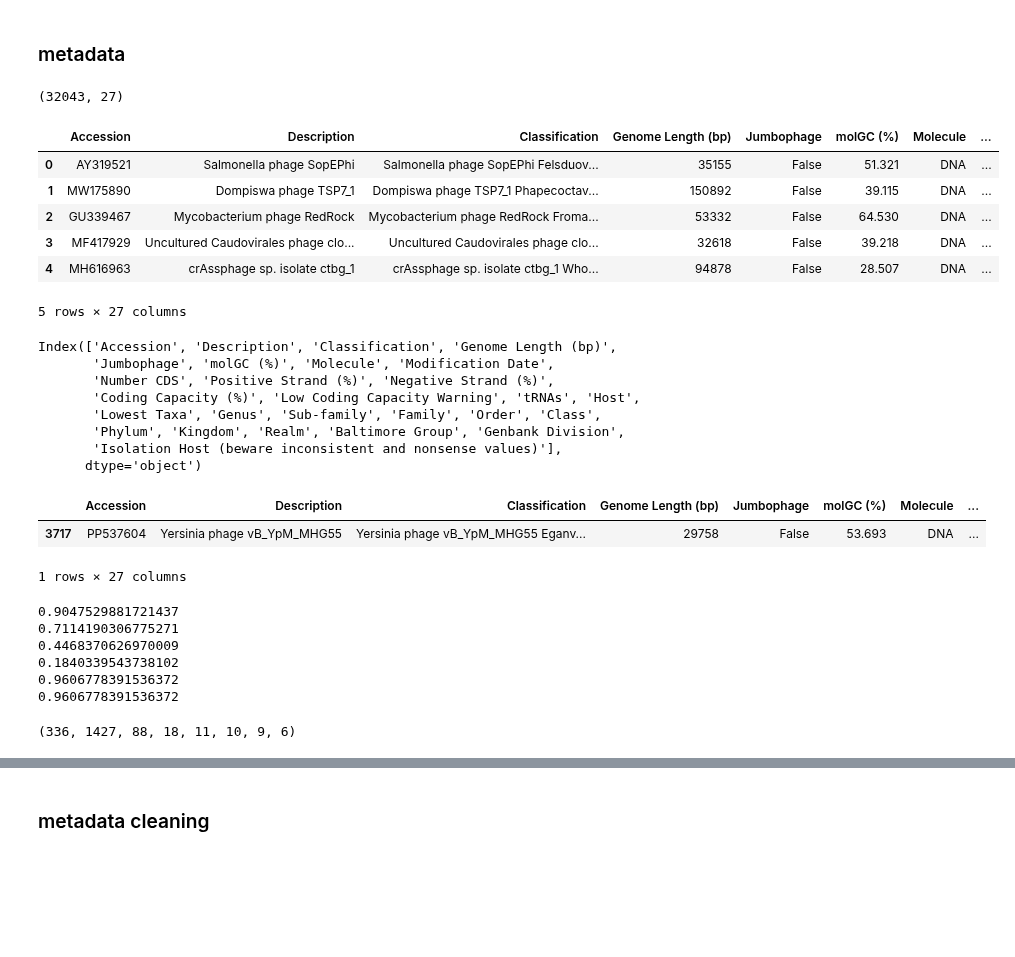
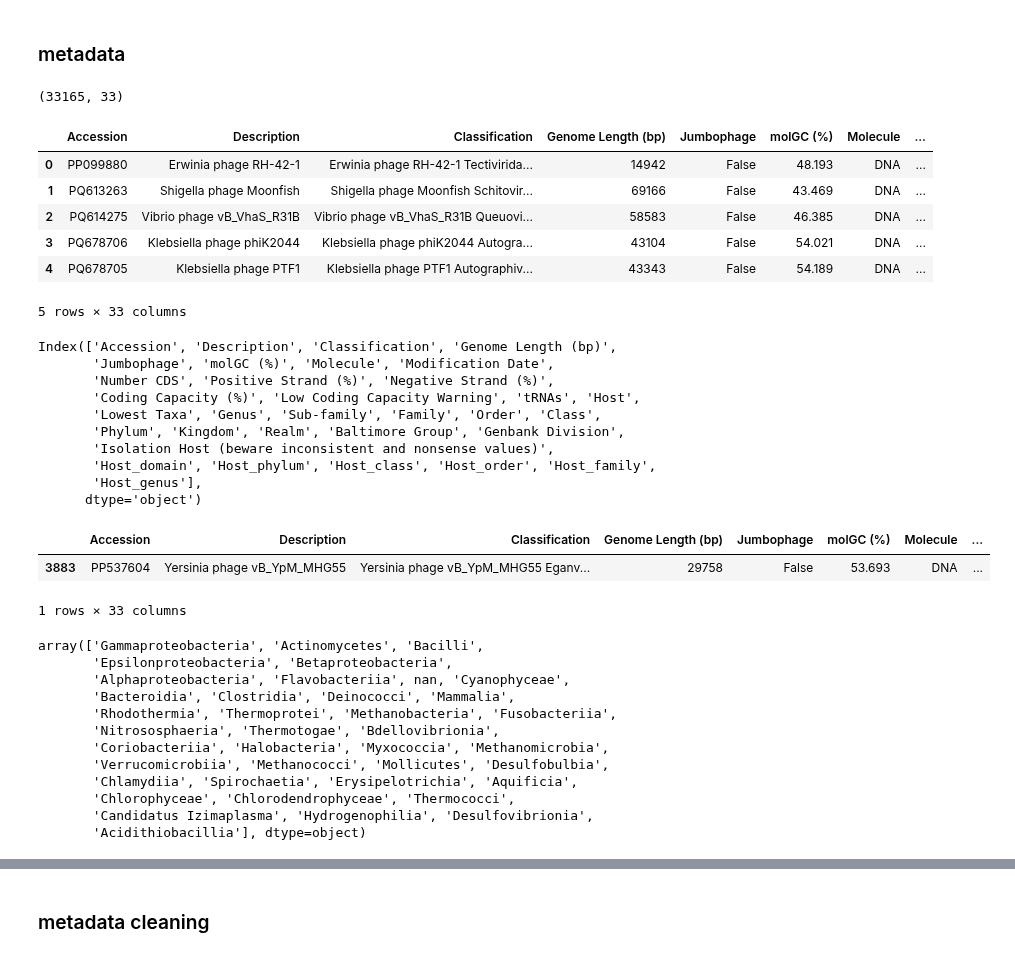
Before and after one commit to spicadust/llm-matrix, a Jupyter notebook: notebooks/dataset.ipynb, the cells around one changed output, grey strips where cells are left out. Cells and saved outputs as stored; diff of their text form; code cells hidden in the pictures; blank space fills up the shorter version.

Commit message:
Look at the new datasets

```diff
--- a/notebooks/dataset.ipynb
+++ b/notebooks/dataset.ipynb
@@ -43,23 +43,23 @@ plt.show()
 # %% [markdown]
 ### metadata
 # %%
-metadata_millard = pd.read_csv("../dataset/metadata_millard.tsv", sep="\t")
+millard_metadata = pd.read_csv("../dataset/millard_mar_metadata.tsv")
 # %%
-metadata_millard.shape
+millard_metadata.shape
 # %% [output]
-(32043, 27)
+(33165, 33)
 # %%
-metadata_millard.head()
+millard_metadata.head()
 # %% [output]
 |  | Accession | Description | Classification | Genome Length (bp) | Jumbophage | molGC (%) | Molecule | ... |
-| 0 | AY319521 | Salmonella phage SopEPhi | Salmonella phage SopEPhi Felsduov... | 35155 | False | 51.321 | DNA | ... |
-| 1 | MW175890 | Dompiswa phage TSP7_1 | Dompiswa phage TSP7_1 Phapecoctav... | 150892 | False | 39.115 | DNA | ... |
-| 2 | GU339467 | Mycobacterium phage RedRock | Mycobacterium phage RedRock Froma... | 53332 | False | 64.530 | DNA | ... |
-| 3 | MF417929 | Uncultured Caudovirales phage clo... | Uncultured Caudovirales phage clo... | 32618 | False | 39.218 | DNA | ... |
-| 4 | MH616963 | crAssphage sp. isolate ctbg_1 | crAssphage sp. isolate ctbg_1 Who... | 94878 | False | 28.507 | DNA | ... |
+| 0 | PP099880 | Erwinia phage RH-42-1 | Erwinia phage RH-42-1 Tectivirida... | 14942 | False | 48.193 | DNA | ... |
+| 1 | PQ613263 | Shigella phage Moonfish | Shigella phage Moonfish Schitovir... | 69166 | False | 43.469 | DNA | ... |
+| 2 | PQ614275 | Vibrio phage vB_VhaS_R31B | Vibrio phage vB_VhaS_R31B Queuovi... | 58583 | False | 46.385 | DNA | ... |
+| 3 | PQ678706 | Klebsiella phage phiK2044 | Klebsiella phage phiK2044 Autogra... | 43104 | False | 54.021 | DNA | ... |
+| 4 | PQ678705 | Klebsiella phage PTF1 | Klebsiella phage PTF1 Autographiv... | 43343 | False | 54.189 | DNA | ... |
-5 rows × 27 columns
+5 rows × 33 columns
 # %%
-print(metadata_millard.columns)
+print(millard_metadata.columns)
 # %% [output]
 Index(['Accession', 'Description', 'Classification', 'Genome Length (bp)',
        'Jumbophage', 'molGC (%)', 'Molecule', 'Modification Date',
@@ -67,39 +67,28 @@ Index(['Accession', 'Description', 'Classification', 'Genome Length (bp)',
        'Coding Capacity (%)', 'Low Coding Capacity Warning', 'tRNAs', 'Host',
        'Lowest Taxa', 'Genus', 'Sub-family', 'Family', 'Order', 'Class',
        'Phylum', 'Kingdom', 'Realm', 'Baltimore Group', 'Genbank Division',
-       'Isolation Host (beware inconsistent and nonsense values)'],
+       'Isolation Host (beware inconsistent and nonsense values)',
+       'Host_domain', 'Host_phylum', 'Host_class', 'Host_order', 'Host_family',
+       'Host_genus'],
       dtype='object')
 # %%
-metadata_millard[metadata_millard["Accession"] == "PP537604"]
+millard_metadata[millard_metadata["Accession"] == "PP537604"]
 # %% [output]
 |  | Accession | Description | Classification | Genome Length (bp) | Jumbophage | molGC (%) | Molecule | ... |
-| 3717 | PP537604 | Yersinia phage vB_YpM_MHG55 | Yersinia phage vB_YpM_MHG55 Eganv... | 29758 | False | 53.693 | DNA | ... |
+| 3883 | PP537604 | Yersinia phage vB_YpM_MHG55 | Yersinia phage vB_YpM_MHG55 Eganv... | 29758 | False | 53.693 | DNA | ... |
-1 rows × 27 columns
+1 rows × 33 columns
-# %%
-# see how many percentage have "Host" as "Unspecified", "Genus" as "Unclassified", "Family" as "Unclassified", "Order" as "Unclassified", "Class" as "Unclassified", "Phylum" as "Unclassified", "Kingdom" as "Unclassified", "Realm" as "Unclassified"
-print(len(metadata_millard[metadata_millard["Host"] != "Unspecified"]) / len(metadata_millard))
-print(len(metadata_millard[metadata_millard["Genus"] != "Unclassified"]) / len(metadata_millard))
-print(len(metadata_millard[metadata_millard["Family"] != "Unclassified"]) / len(metadata_millard))
-print(len(metadata_millard[metadata_millard["Order"] != "Unclassified"]) / len(metadata_millard))
-print(len(metadata_millard[metadata_millard["Class"] != "Unclassified"]) / len(metadata_millard))
-print(len(metadata_millard[metadata_millard["Phylum"] != "Unclassified"]) / len(metadata_millard))
-# %% [output]
-0.9047529881721437
-0.7114190306775271
-0.4468370626970009
-0.1840339543738102
-0.9606778391536372
-0.9606778391536372
-# %%
-(
-    len(metadata_millard["Host"].unique()),
-    len(metadata_millard["Genus"].unique()),
-    len(metadata_millard["Family"].unique()),
-    len(metadata_millard["Order"].unique()),
-    len(metadata_millard["Class"].unique()),
-    len(metadata_millard["Phylum"].unique()),
-    len(metadata_millard["Kingdom"].unique()),
-    len(metadata_millard["Realm"].unique()),
-)
-# %% [output]
-(336, 1427, 88, 18, 11, 10, 9, 6)
+# %%
+millard_metadata["Host_class"].unique()
+# %% [output]
+array(['Gammaproteobacteria', 'Actinomycetes', 'Bacilli',
+       'Epsilonproteobacteria', 'Betaproteobacteria',
+       'Alphaproteobacteria', 'Flavobacteriia', nan, 'Cyanophyceae',
+       'Bacteroidia', 'Clostridia', 'Deinococci', 'Mammalia',
+       'Rhodothermia', 'Thermoprotei', 'Methanobacteria', 'Fusobacteriia',
+       'Nitrososphaeria', 'Thermotogae', 'Bdellovibrionia',
+       'Coriobacteriia', 'Halobacteria', 'Myxococcia', 'Methanomicrobia',
+       'Verrucomicrobiia', 'Methanococci', 'Mollicutes', 'Desulfobulbia',
+       'Chlamydiia', 'Spirochaetia', 'Erysipelotrichia', 'Aquificia',
+       'Chlorophyceae', 'Chlorodendrophyceae', 'Thermococci',
+       'Candidatus Izimaplasma', 'Hydrogenophilia', 'Desulfovibrionia',
+       'Acidithiobacillia'], dtype=object)
```
Also changed, not shown: parts of 28 cells of this notebook, 1 other file.
